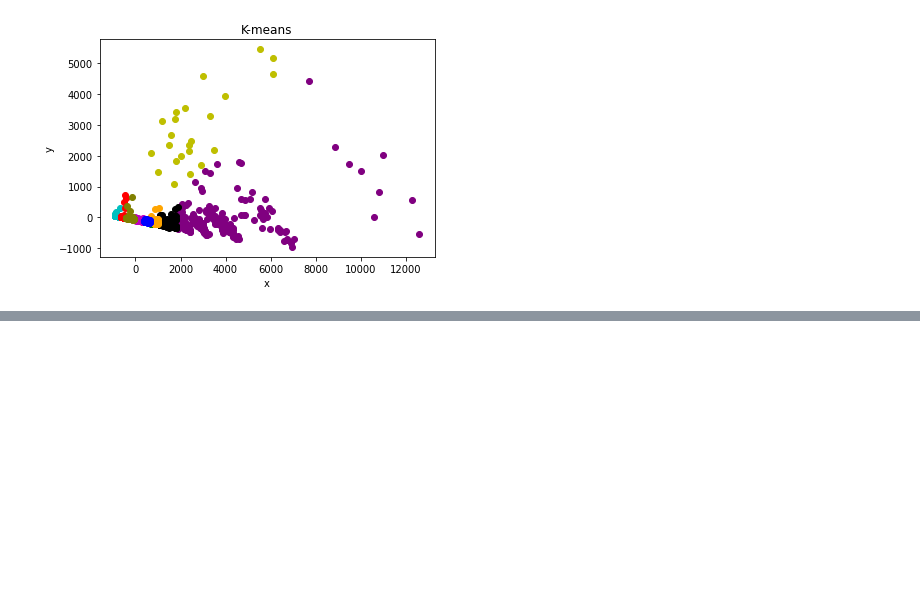
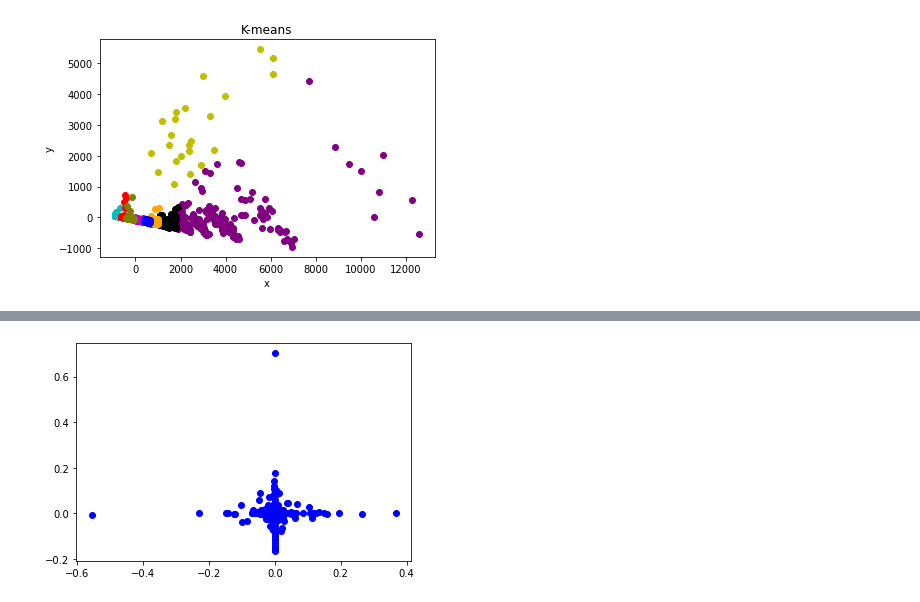
Before and after one commit to KarlaDSJ/PlayPhrase2.0, a Jupyter notebook: notebooks/Agrupar.ipynb, the cells around one changed output, grey strips where cells are left out. Drawn from its saved outputs; the diff is of its cells as text; code cells hidden in the pictures; blank space fills up the shorter version.

```diff
--- a/notebooks/Agrupar.ipynb
+++ b/notebooks/Agrupar.ipynb
@@ -328,0 +378,5 @@ pickle.dump([model.named_clusters, model.clusters], open("../pkl/video_class.pkl
+# %%
+M_hat = matrix[1:10,:].T.real
+plot_words(M_hat, [])
+# %% [output]
+[figure, added]
```
Also changed, not shown: parts of 13 cells of this notebook, 1 other file.
